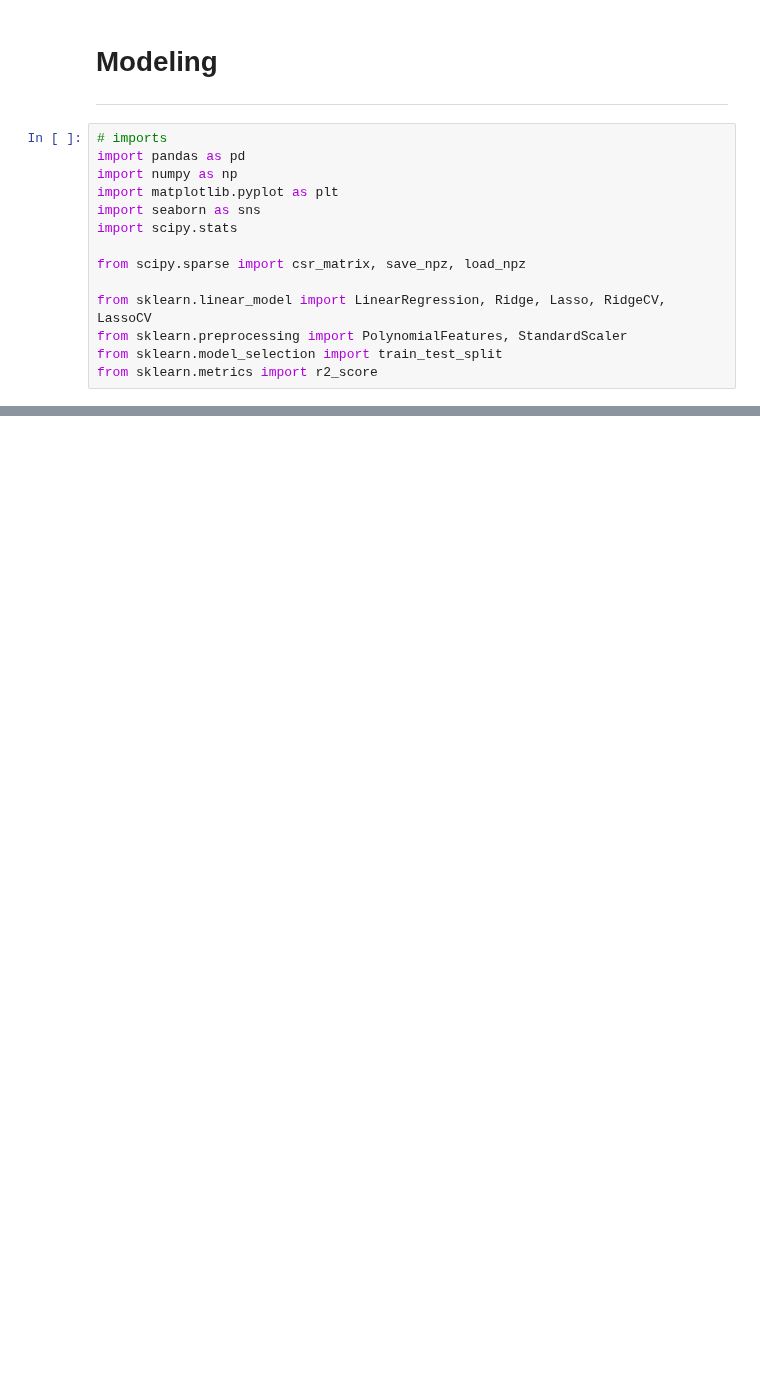
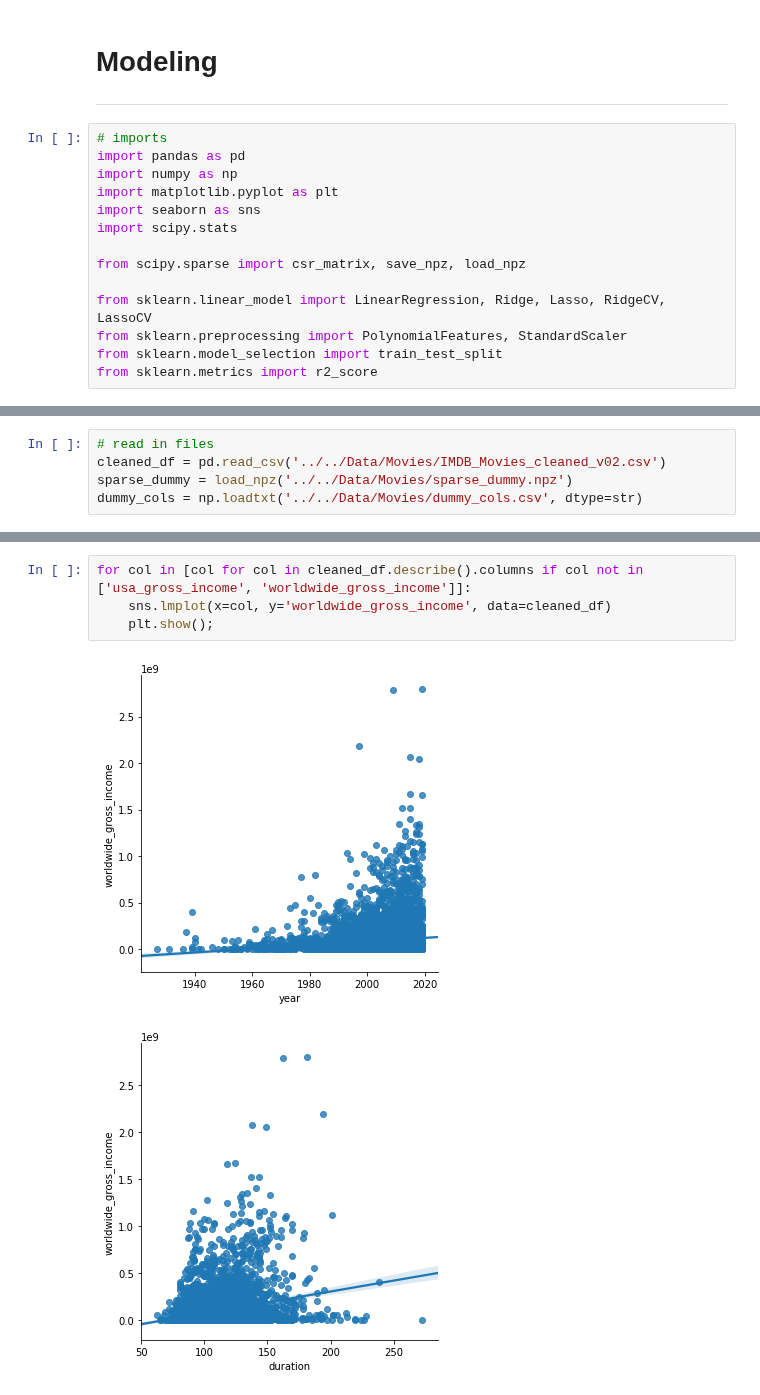
Before and after one commit to CreightonAshton/Scratchwork, a Jupyter notebook: Code/Movies/03-Modeling.ipynb, the cells around one changed output, grey strips where cells are left out. Drawn from its saved outputs; the diff is of its cells as text; blank space fills up the shorter version.

```diff
--- a/Code/Movies/03-Modeling.ipynb
+++ b/Code/Movies/03-Modeling.ipynb
@@ -27,0 +18,5 @@ df.head()
+# %%
+# read in files
+cleaned_df = pd.read_csv('../../Data/Movies/IMDB_Movies_cleaned_v02.csv')
+sparse_dummy = load_npz('../../Data/Movies/sparse_dummy.npz')
+dummy_cols = np.loadtxt('../../Data/Movies/dummy_cols.csv', dtype=str)
@@ -27,0 +179,7 @@ df.head()
+# %%
+for col in [col for col in cleaned_df.describe().columns if col not in ['usa_gross_income', 'worldwide_gross_income']]:
+    sns.lmplot(x=col, y='worldwide_gross_income', data=cleaned_df)
+    plt.show();
+# %% [output]
+[figure, added]
+[figure, added]
```
Also changed, not shown: parts of 48 cells of this notebook, 3 other files.
